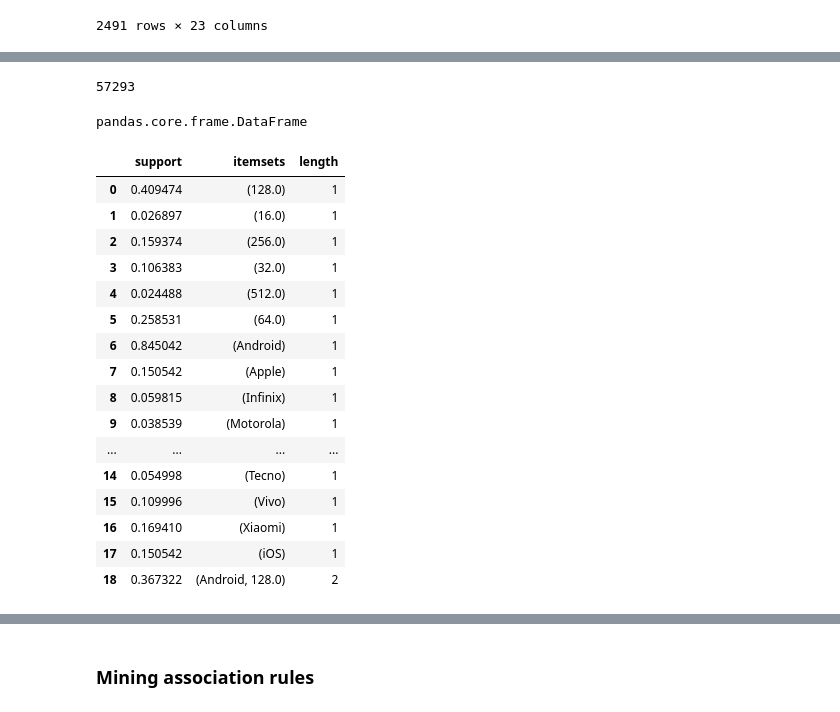
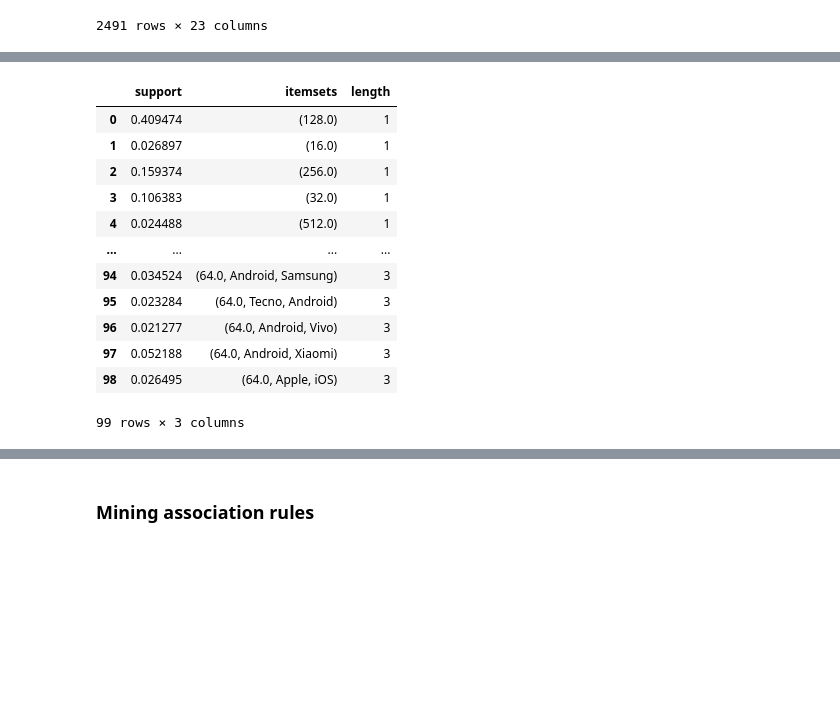
Before and after one commit to tanzeer-iitr/ProjectLab, a Jupyter notebook: MRS_DM_V2.ipynb, the cells around one changed output, grey strips where cells are left out. Cells and saved outputs as stored; diff of their text form; code cells hidden in the pictures; blank space fills up the shorter version.

```diff
--- a/MRS_DM_V2.ipynb
+++ b/MRS_DM_V2.ipynb
@@ -757,38 +696,23 @@ te.columns_
-# %%
-te_ary.size
-# %% [output]
-57293
-# %%
-type(dataset)
-# %% [output]
-pandas.core.frame.DataFrame
 # %%
-# Apriori
+# Using Apriori algorithm to generate all frequent itemsets
 
-# importing the required module
 from mlxtend.frequent_patterns import apriori, association_rules
 
-# Extracting the most frequest itemsets via Mlxtend.
-# The length column has been added to increase ease of filtering.
 frequent_itemsets = apriori(dataset, min_support=0.01, use_colnames=True)
 frequent_itemsets['length'] = frequent_itemsets['itemsets'].apply(lambda x: len(x))
-# printing the frequent itemset
-frequent_itemsets[0:19]
+
+frequent_itemsets
 # %% [output]
 |  | support | itemsets | length |
 | 0 | 0.409474 | (128.0) | 1 |
 | 1 | 0.026897 | (16.0) | 1 |
 | 2 | 0.159374 | (256.0) | 1 |
 | 3 | 0.106383 | (32.0) | 1 |
 | 4 | 0.024488 | (512.0) | 1 |
-| 5 | 0.258531 | (64.0) | 1 |
-| 6 | 0.845042 | (Android) | 1 |
-| 7 | 0.150542 | (Apple) | 1 |
-| 8 | 0.059815 | (Infinix) | 1 |
-| 9 | 0.038539 | (Motorola) | 1 |
 | ... | ... | ... | ... |
-| 14 | 0.054998 | (Tecno) | 1 |
-| 15 | 0.109996 | (Vivo) | 1 |
-| 16 | 0.169410 | (Xiaomi) | 1 |
-| 17 | 0.150542 | (iOS) | 1 |
-| 18 | 0.367322 | (Android, 128.0) | 2 |
+| 94 | 0.034524 | (64.0, Android, Samsung) | 3 |
+| 95 | 0.023284 | (64.0, Tecno, Android) | 3 |
+| 96 | 0.021277 | (64.0, Android, Vivo) | 3 |
+| 97 | 0.052188 | (64.0, Android, Xiaomi) | 3 |
+| 98 | 0.026495 | (64.0, Apple, iOS) | 3 |
+99 rows × 3 columns
```
Also changed, not shown: parts of 37 cells of this notebook.
